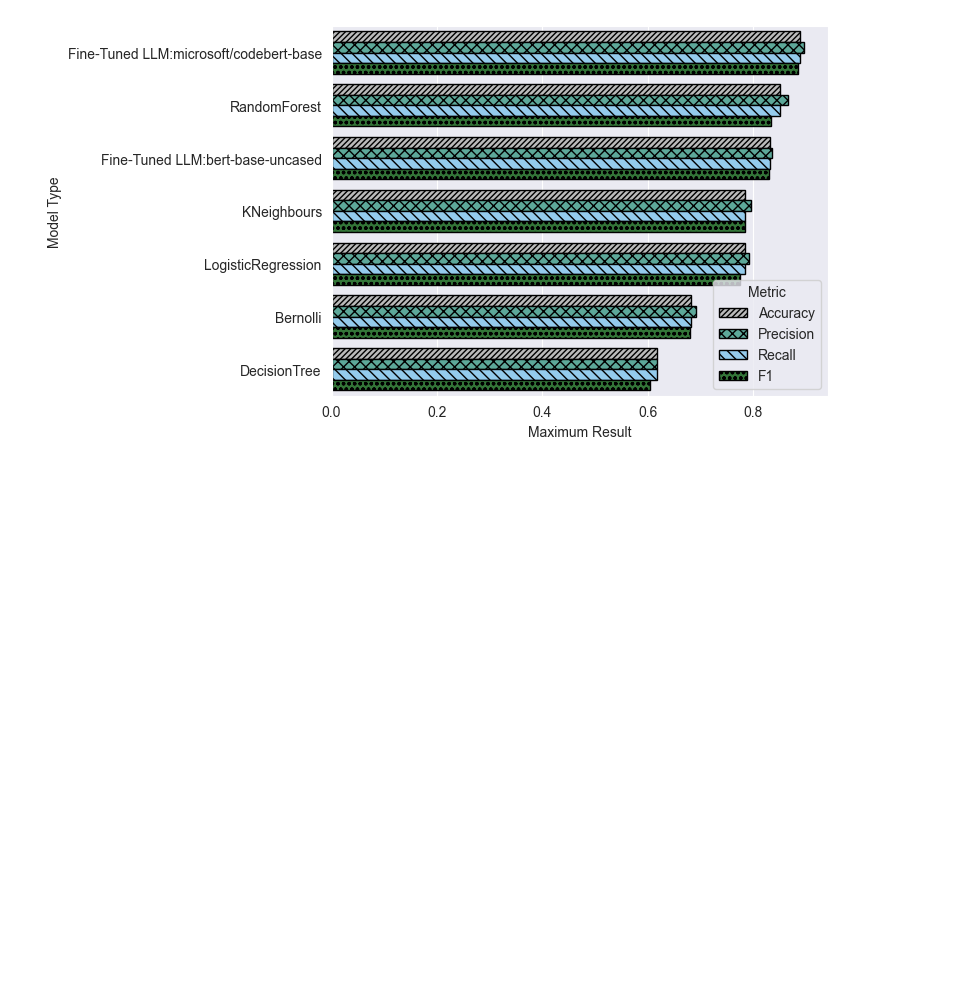
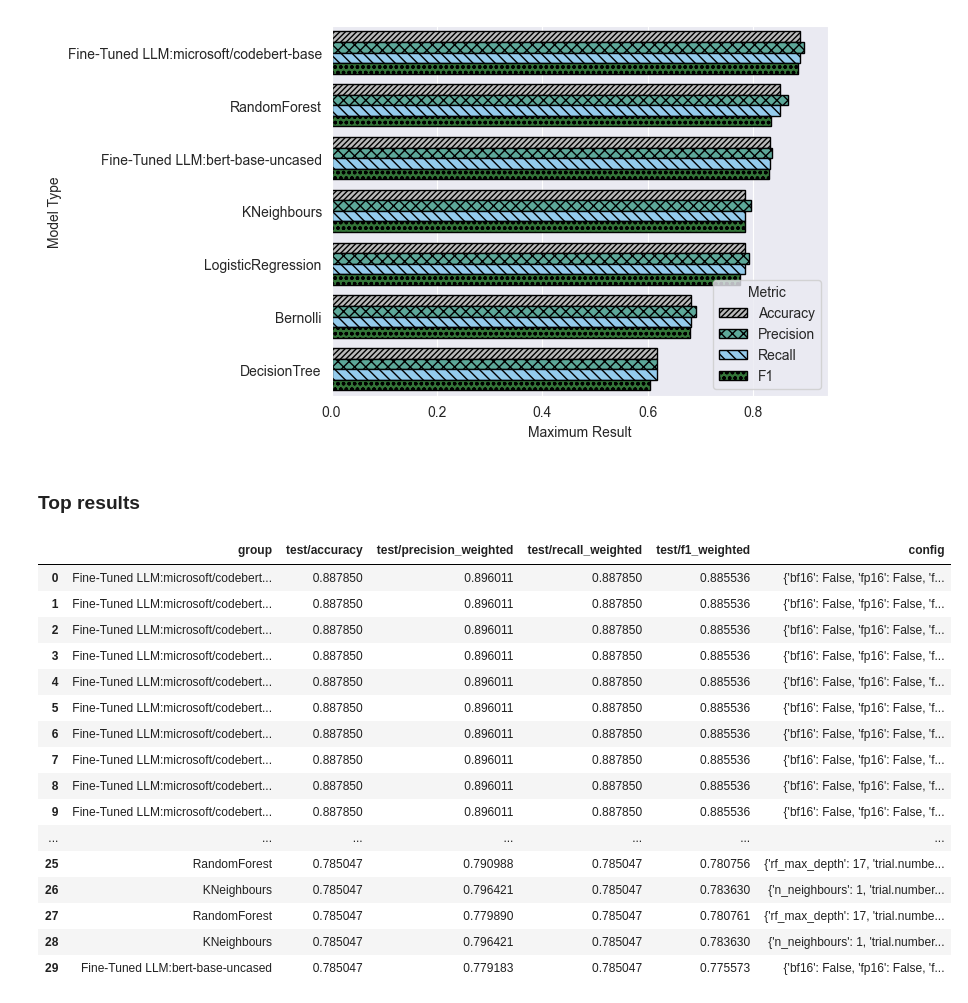
Before and after one commit to m-messer/Grading-Documentation-with-Machine-Learning, a Jupyter notebook: results.ipynb, the cells around one changed output. Cells and saved outputs as stored; diff of their text form; code cells hidden in the pictures; blank space fills up the shorter version.

Commit message:
PHD-565 Added top 30 result hyperparmeters

```diff
--- a/results.ipynb
+++ b/results.ipynb
@@ -160,3 +160,26 @@ metrics.legend(title='Metric')
 metrics.get_figure().savefig('plots/metric_results.pdf', bbox_inches='tight')
 # %% [output]
 [figure]
+# %% [markdown]
+### Top results
+# %%
+top_df = df.sort_values(['test/accuracy'], ascending=False).head(30).reset_index()[['group', 'test/accuracy', 'test/precision_weighted', 'test/recall_weighted', 'test/f1_weighted', 'config']]
+top_df
+# %% [output]
+|  | group | test/accuracy | test/precision_weighted | test/recall_weighted | test/f1_weighted | config |
+| 0 | Fine-Tuned LLM:microsoft/codebert... | 0.887850 | 0.896011 | 0.887850 | 0.885536 | {'bf16': False, 'fp16': False, 'f... |
+| 1 | Fine-Tuned LLM:microsoft/codebert... | 0.887850 | 0.896011 | 0.887850 | 0.885536 | {'bf16': False, 'fp16': False, 'f... |
+| 2 | Fine-Tuned LLM:microsoft/codebert... | 0.887850 | 0.896011 | 0.887850 | 0.885536 | {'bf16': False, 'fp16': False, 'f... |
+| 3 | Fine-Tuned LLM:microsoft/codebert... | 0.887850 | 0.896011 | 0.887850 | 0.885536 | {'bf16': False, 'fp16': False, 'f... |
+| 4 | Fine-Tuned LLM:microsoft/codebert... | 0.887850 | 0.896011 | 0.887850 | 0.885536 | {'bf16': False, 'fp16': False, 'f... |
+| 5 | Fine-Tuned LLM:microsoft/codebert... | 0.887850 | 0.896011 | 0.887850 | 0.885536 | {'bf16': False, 'fp16': False, 'f... |
+| 6 | Fine-Tuned LLM:microsoft/codebert... | 0.887850 | 0.896011 | 0.887850 | 0.885536 | {'bf16': False, 'fp16': False, 'f... |
+| 7 | Fine-Tuned LLM:microsoft/codebert... | 0.887850 | 0.896011 | 0.887850 | 0.885536 | {'bf16': False, 'fp16': False, 'f... |
+| 8 | Fine-Tuned LLM:microsoft/codebert... | 0.887850 | 0.896011 | 0.887850 | 0.885536 | {'bf16': False, 'fp16': False, 'f... |
+| 9 | Fine-Tuned LLM:microsoft/codebert... | 0.887850 | 0.896011 | 0.887850 | 0.885536 | {'bf16': False, 'fp16': False, 'f... |
+| ... | ... | ... | ... | ... | ... | ... |
+| 25 | RandomForest | 0.785047 | 0.790988 | 0.785047 | 0.780756 | {'rf_max_depth': 17, 'trial.numbe... |
+| 26 | KNeighbours | 0.785047 | 0.796421 | 0.785047 | 0.783630 | {'n_neighbours': 1, 'trial.number... |
+| 27 | RandomForest | 0.785047 | 0.779890 | 0.785047 | 0.780761 | {'rf_max_depth': 17, 'trial.numbe... |
+| 28 | KNeighbours | 0.785047 | 0.796421 | 0.785047 | 0.783630 | {'n_neighbours': 1, 'trial.number... |
+| 29 | Fine-Tuned LLM:bert-base-uncased | 0.785047 | 0.779183 | 0.785047 | 0.775573 | {'bf16': False, 'fp16': False, 'f... |
```
Also changed, not shown: parts of 1 cell of this notebook, 5 other files.
